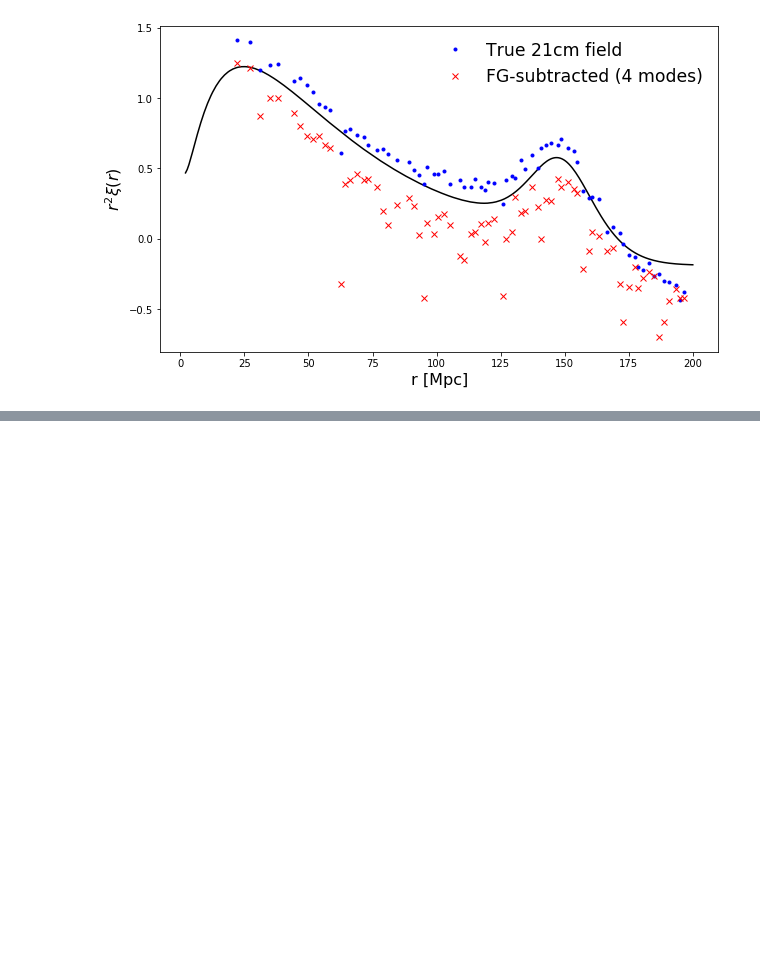
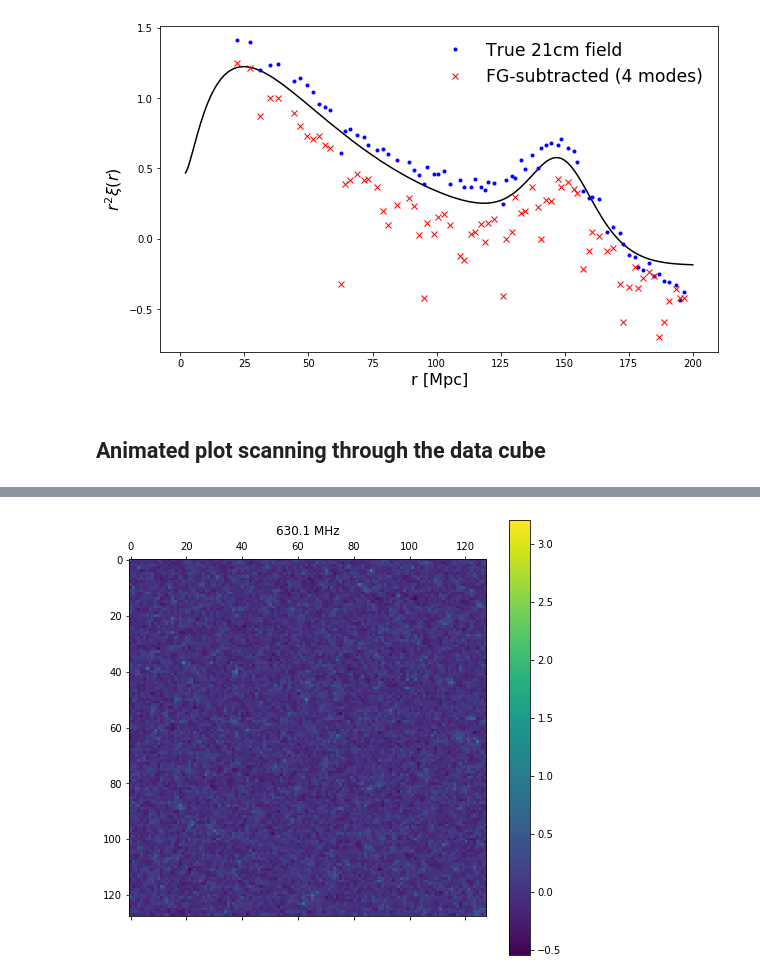
Before and after one commit to philbull/FastBox, a Jupyter notebook: Example end-to-end analysis.ipynb, the cells around one changed output, grey strips where cells are left out. Saved outputs shown, nothing was run; the diff lists cells and outputs as text; code cells hidden in the pictures; blank space fills up the shorter version.

```diff
--- a/Example end-to-end analysis.ipynb
+++ b/Example end-to-end analysis.ipynb
@@ -282,3 +301,11 @@ plt.ylabel(r"$r^2 \xi(r)$", fontsize=16)
 plt.gcf().set_size_inches((10., 6.))
 # %% [output]
 [figure]
+# %% [markdown]
+## Animated plot scanning through the data cube
+# %%
+# Plot the cleaned data as a function of frequency
+fig, ax = plt.subplots()
+fig.set_size_inches((8,8))
+fastbox.plot.animate_field(cleaned_cube, box.freq_array(), coord_fmt="%3.1f MHz", interval=50, fig=fig)
+# %% [output]
@@ -284,0 +313 @@ plt.gcf().set_size_inches((10., 6.))
+[figure, added]
```
Also changed, not shown: parts of 10 cells of this notebook.
